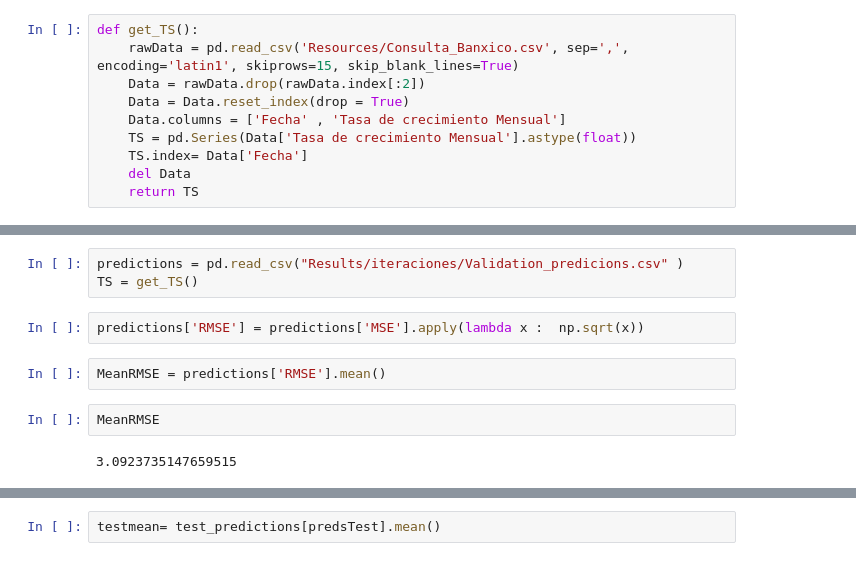
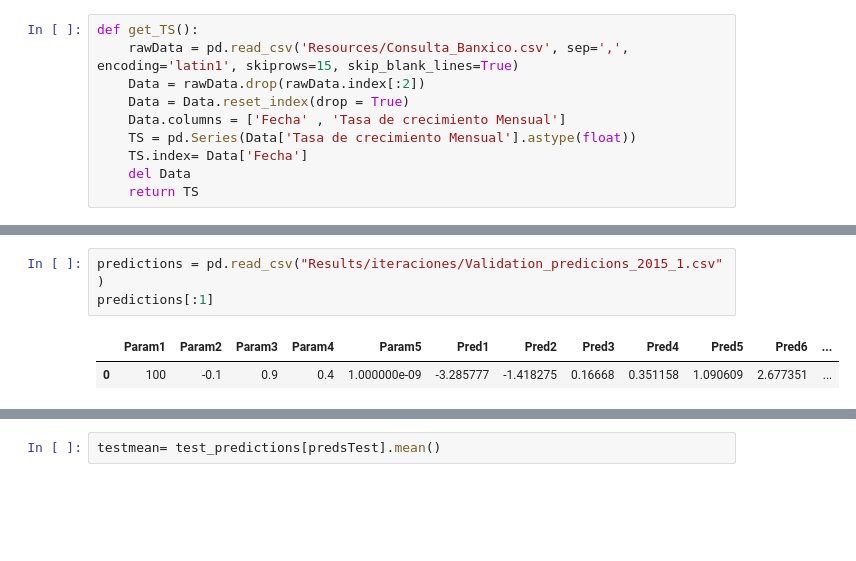
Before and after one commit to Ark93/AnnEchoState, a Jupyter notebook: DataAnalisis.ipynb, the cells around one changed output, grey strips where cells are left out. Drawn from its saved outputs; the diff is of its cells as text; blank space fills up the shorter version.

```diff
--- a/DataAnalisis.ipynb
+++ b/DataAnalisis.ipynb
@@ -118,11 +159,6 @@ def plot_TestSolutions(PredictsList,Mean,TS,MeanRMSE,RMse,upperBound,lowerNound)
 # %%
-predictions = pd.read_csv("Results/iteraciones/Validation_predicions.csv" )
-TS = get_TS()
+predictions = pd.read_csv("Results/iteraciones/Validation_predicions_2015_1.csv" )
+predictions[:1]
+# %% [output]
+|  | Param1 | Param2 | Param3 | Param4 | Param5 | Pred1 | Pred2 | Pred3 | Pred4 | Pred5 | Pred6 | ... |
+| 0 | 100 | -0.1 | 0.9 | 0.4 | 1.000000e-09 | -3.285777 | -1.418275 | 0.16668 | 0.351158 | 1.090609 | 2.677351 | ... |
-# %%
-predictions['RMSE'] = predictions['MSE'].apply(lambda x :  np.sqrt(x))
-# %%
-MeanRMSE = predictions['RMSE'].mean()
-# %%
-MeanRMSE
-# %% [output]
-3.0923735147659515
```
Also changed, not shown: parts of 30 cells of this notebook, 1 other file.
